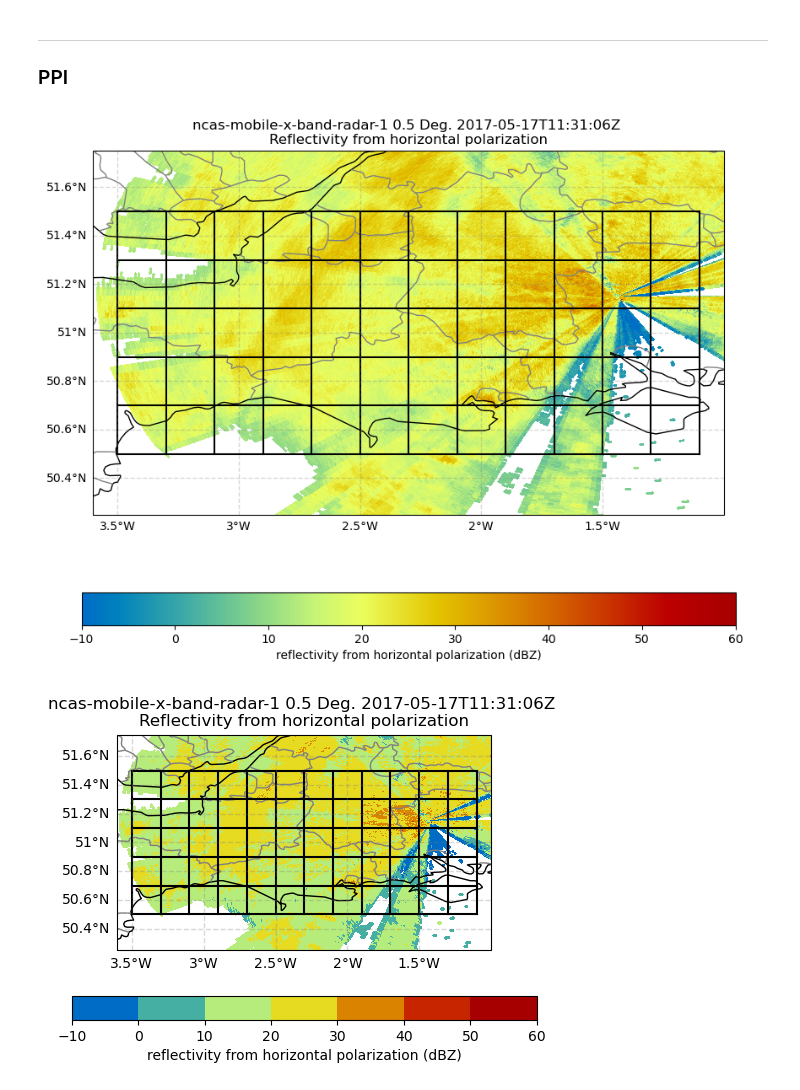
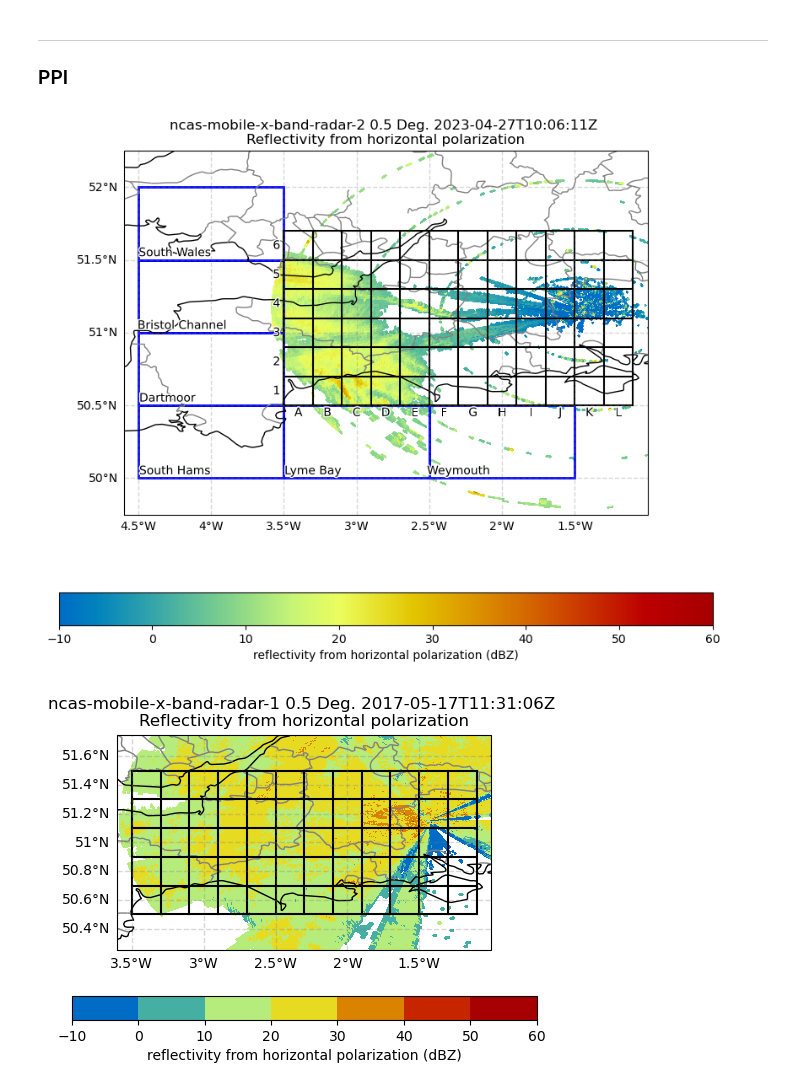
Before and after one commit to joshua-hampton/woest-plotting, a Jupyter notebook: nxpol2/plotting_nxpol2.ipynb, the cells around one changed output. Saved outputs shown, nothing was run; the diff lists cells and outputs as text; code cells hidden in the pictures.

```diff
--- a/nxpol2/plotting_nxpol2.ipynb
+++ b/nxpol2/plotting_nxpol2.ipynb
@@ -10,4 +21,4 @@ from utils import wescon_kml_grid
 # %%
 radar_name = 'ncas-mobile-x-band-radar-2'
 # %%
-outer_lines, h_lines, v_lines = wescon_kml_grid.read_kml('../WesConGrid.kml')
+outer_lines, h_lines, v_lines, storm_boxes, labels = wescon_kml_grid.read_kml('../doc.kml')
@@ -18,7 +49,7 @@ with open('utils/var_scales.json') as f:
 <hr style="background-color:red;height:6px" />
 <h3>PPI</h3>
 # %%
-radar_file = '/gws/nopw/j04/ncas_radar_vol2/data/xband/chilbolton/cfradial/calib_v2/sur/20170517/ncas-mobile-x-band-radar-1_chilbolton_20170517-113106_SUR_v1.nc'
+radar_file = '/home/earjham/data/raw_data/ncas-mobile-x-band-radar-2/ncas-mobile-x-band-radar-2_chilbolton_20230427-100611_SUR_v1.nc'
 # %%
 radar = pyart.io.read(radar_file)
 # %%
@@ -30,35 +61,71 @@ colourmap = var_scales[radar_name][variable]['colourmap']
 # %%
 display = pyart.graph.RadarMapDisplay(radar)
 for sweep in [0]:#range(radar.nsweeps):
     fig = plt.figure(figsize = (10,8))
     ax = plt.subplot(111, projection=ccrs.PlateCarree())
     display.plot_ppi_map(variable, ax=ax, resolution='10m', vmin=vmin, vmax=vmax, sweep=sweep, colorbar_orient='horizontal', cmap=colourmap)
     gl = ax.gridlines(crs=ccrs.PlateCarree(),
                       draw_labels=True,
                       linewidth=1,
                       color='gray',
                       alpha=0.3,
                       linestyle='--')
     gl.top_labels = False
     gl.right_labels = False
-    for l in outer_lines:
-        xs = [ float(l[0].split(',')[0]), float(l[1].split(',')[0]) ]
-        ys = [ float(l[0].split(',')[1]), float(l[1].split(',')[1]) ]
+    for i,l in enumerate(outer_lines):
+        xs = [ float(l[0].split(' ')[0].split(',')[0]), float(l[0].split(' ')[1].split(',')[0]) ]
+        ys = [ float(l[0].split(' ')[0].split(',')[1]), float(l[0].split(' ')[1].split(',')[1]) ]
         ax.add_artist(lines.Line2D(xs, ys, color='black'))
-    for l in h_lines:
-        xs = [ float(l[0].split(',')[0]), float(l[1].split(',')[0]) ]
-        ys = [ float(l[0].split(',')[1]), float(l[1].split(',')[1]) ]
+        #if i == 1:  # left line of box
+        #    txt = mpl.text.Text(x = -3.42, y = 50.4, text="A")
+        #    txt.set_path_effects([pe.withStroke(linewidth=2, foreground='w')])
+        #    ax.add_artist(txt)
+        #elif i == 0:  # top line of box
+        #    txt = mpl.text.Text(x = -3.6, y = 51.375, text="5")
+        #    txt.set_path_effects([pe.withStroke(linewidth=2, foreground='w')])
+        #    ax.add_artist(txt)
+    for i,l in enumerate(h_lines):
+        xs = [ float(l[0].split(' ')[0].split(',')[0]), float(l[0].split(' ')[1].split(',')[0]) ]
+        ys = [ float(l[0].split(' ')[0].split(',')[1]), float(l[0].split(' ')[1].split(',')[1]) ]
         ax.add_artist(lines.Line2D(xs, ys, color='black'))
-    for l in v_lines:
-        xs = [ float(l[0].split(',')[0]), float(l[1].split(',')[0]) ]
-        ys = [ float(l[0].split(',')[1]), float(l[1].split(',')[1]) ]
+        #label_loc_x = min(xs) - 0.1
+        #label_loc_y = ys[0] - 0.125
+        #txt = mpl.text.Text(x=label_loc_x, y = label_loc_y, text=(i+1))
+        #txt.set_path_effects([pe.withStroke(linewidth=2, foreground='w')])
+        #ax.add_artist(txt)
+    for i,l in enumerate(v_lines):
+        xs = [ float(l[0].split(' ')[0].split(',')[0]), float(l[0].split(' ')[1].split(',')[0]) ]
+        ys = [ float(l[0].split(' ')[0].split(',')[1]), float(l[0].split(' ')[1].split(',')[1]) ]
         ax.add_artist(lines.Line2D(xs, ys, color='black'))
-    plt.xlim([-3.6,-1])
-    plt.ylim([50.25,51.75])
+        #label_loc_x = xs[0] + 0.08
+        #label_loc_y = min(ys) - 0.1
+        #txt = mpl.text.Text(x=label_loc_x, y = label_loc_y, text=chr(ord("@")+(i+2)))
+        #txt.set_path_effects([pe.withStroke(linewidth=2, foreground='w')])
+        #ax.add_artist(txt)
+    #ax.add_artist(mpl.patches.Rectangle((-4.5,51.5),1,.5,facecolor="#FFFFFF",edgecolor="blue",linewidth=2))
+    for i,l in enumerate(storm_boxes):
+        xs = [ float(l[i].split(',')[0]) for i in range(len(l)) ]
+        ys = [ float(l[i].split(',')[1]) for i in range(len(l)) ]
+        xy = (min(xs),min(ys))
+        width = max(xs) - min(xs)
+        height = max(ys) - min(ys)
+        ax.add_artist(mpl.patches.Rectangle(xy,width,height,facecolor="#FFFFFF00",edgecolor="blue",linewidth=2))
+        #txt = mpl.text.Text(x=xy[0]+0.02,y=xy[1]+0.02,text=greek_letter_list[i])
+        #txt.set_path_effects([pe.withStroke(linewidth=2, foreground='w')])
+        #ax.add_artist(txt)
+    for k,v in labels.items():
+        x = float(str(v).split(",")[0])
+        y = float(str(v).split(",")[1])
+        txt = mpl.text.Text(x = x, y = y, text=k, horizontalalignment = 'center', verticalalignment = 'center')
+        txt.set_path_effects([pe.withStroke(linewidth=2, foreground='w')])
+        ax.add_artist(txt)
+
+    plt.xlim([-4.6,-1])
+    plt.ylim([49.75,52.25])
     plt.show()
     plt.close()
 # %% [output]
-[figure, old version]
+[figure, new version]
 # %%
 small_cmap = mpl.colormaps[colourmap].resampled(num_colours)
 cmap = ListedColormap(small_cmap(range(num_colours)))
```
Also changed, not shown: parts of 2 cells of this notebook, 1 other file.
